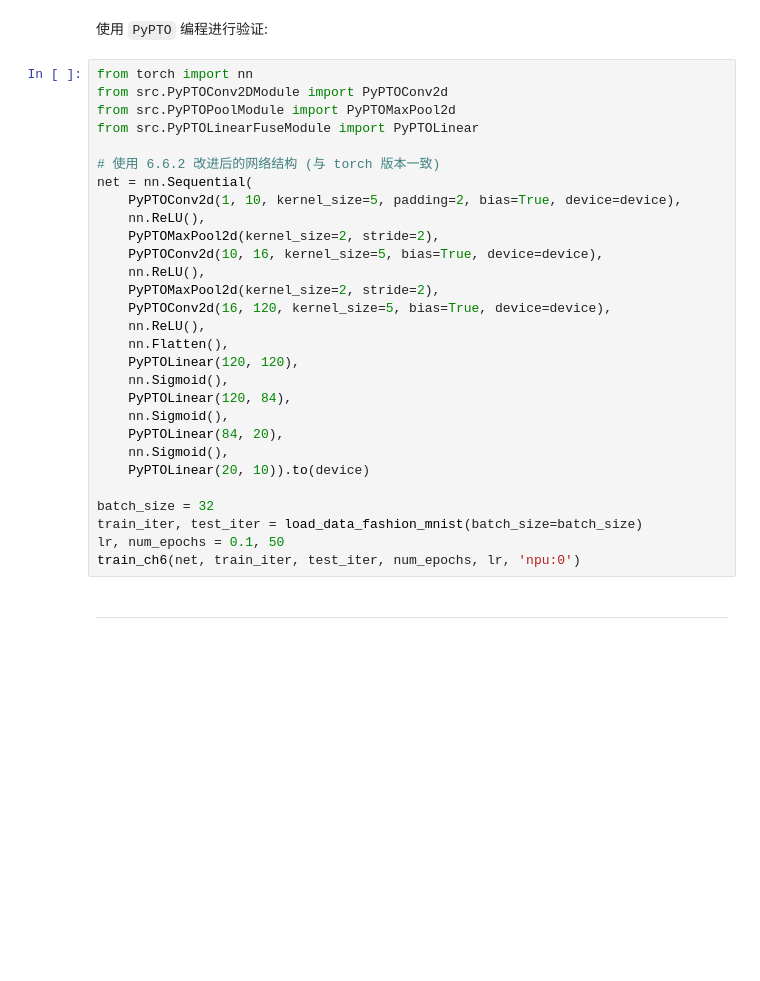
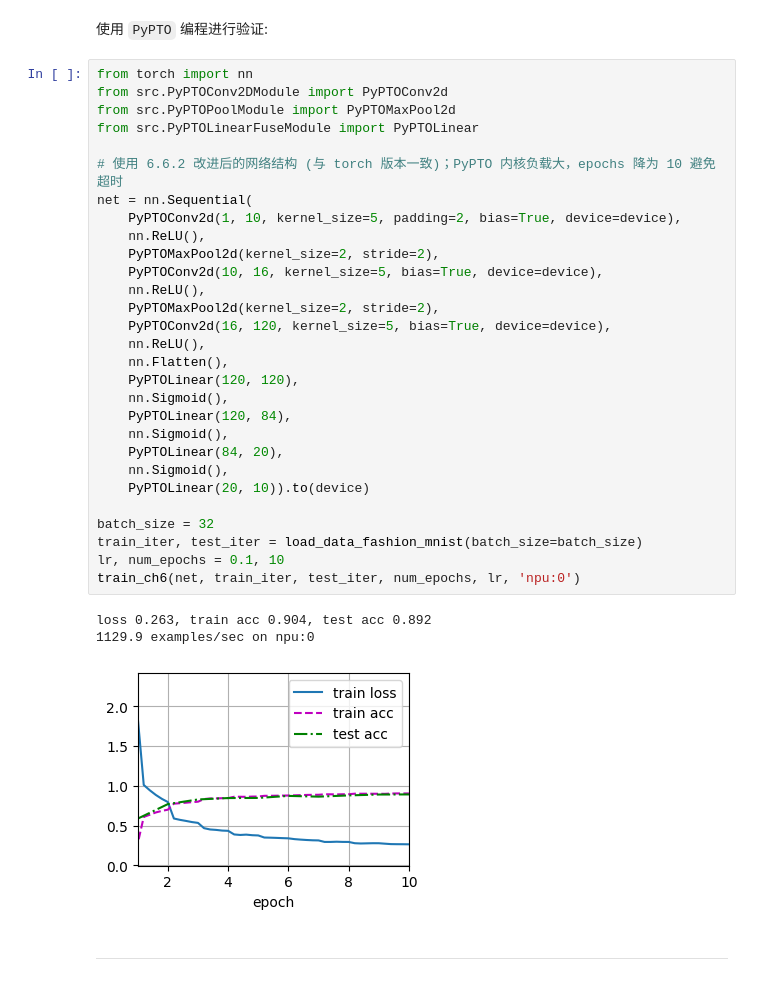
Before and after one commit to hicann/cann-learning-hub, a Jupyter notebook: contrib/tutorials/d2l_ai_pypto/06_pypto_convolutional_networks/answers/06.06_reference_answer.ipynb, the cells around one changed output. Cells and saved outputs as stored; diff of their text form; blank space fills up the shorter version.

```diff
--- a/contrib/tutorials/d2l_ai_pypto/06_pypto_convolutional_networks/answers/06.06_reference_answer.ipynb
+++ b/contrib/tutorials/d2l_ai_pypto/06_pypto_convolutional_networks/answers/06.06_reference_answer.ipynb
@@ -483,32 +551,36 @@ train_ch6(net, train_iter, test_iter, num_epochs, lr, 'npu:0')
 # %%
 from torch import nn
 from src.PyPTOConv2DModule import PyPTOConv2d
 from src.PyPTOPoolModule import PyPTOMaxPool2d
 from src.PyPTOLinearFuseModule import PyPTOLinear
 
-# 使用 6.6.2 改进后的网络结构 (与 torch 版本一致)
+# 使用 6.6.2 改进后的网络结构 (与 torch 版本一致)；PyPTO 内核负载大，epochs 降为 10 避免超时
 net = nn.Sequential(
     PyPTOConv2d(1, 10, kernel_size=5, padding=2, bias=True, device=device),
     nn.ReLU(),
     PyPTOMaxPool2d(kernel_size=2, stride=2),
     PyPTOConv2d(10, 16, kernel_size=5, bias=True, device=device),
     nn.ReLU(),
     PyPTOMaxPool2d(kernel_size=2, stride=2),
     PyPTOConv2d(16, 120, kernel_size=5, bias=True, device=device),
     nn.ReLU(),
     nn.Flatten(),
     PyPTOLinear(120, 120),
     nn.Sigmoid(),
     PyPTOLinear(120, 84),
     nn.Sigmoid(),
     PyPTOLinear(84, 20),
     nn.Sigmoid(),
     PyPTOLinear(20, 10)).to(device)
 
 batch_size = 32
 train_iter, test_iter = load_data_fashion_mnist(batch_size=batch_size)
-lr, num_epochs = 0.1, 50
+lr, num_epochs = 0.1, 10
 train_ch6(net, train_iter, test_iter, num_epochs, lr, 'npu:0')
+# %% [output]
+loss 0.263, train acc 0.904, test acc 0.892
+1129.9 examples/sec on npu:0
+[figure, added]
 # %% [markdown]
 ---
 # %% [markdown]
```
Also changed, not shown: parts of 21 cells of this notebook, 13 other files.
